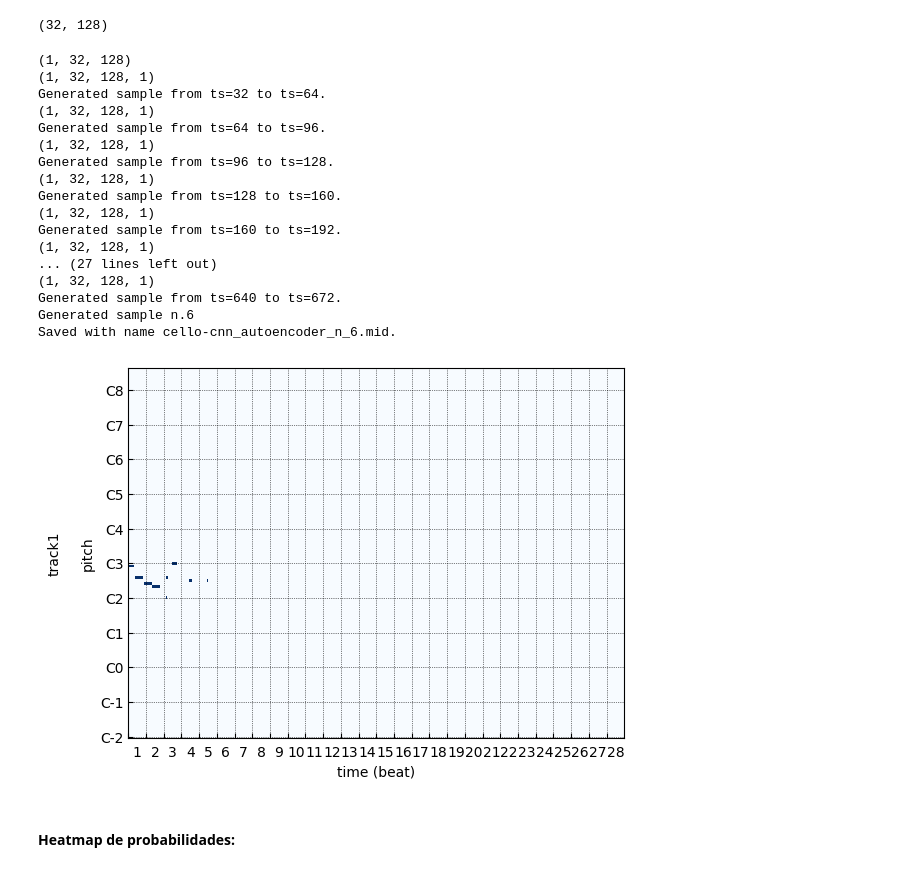
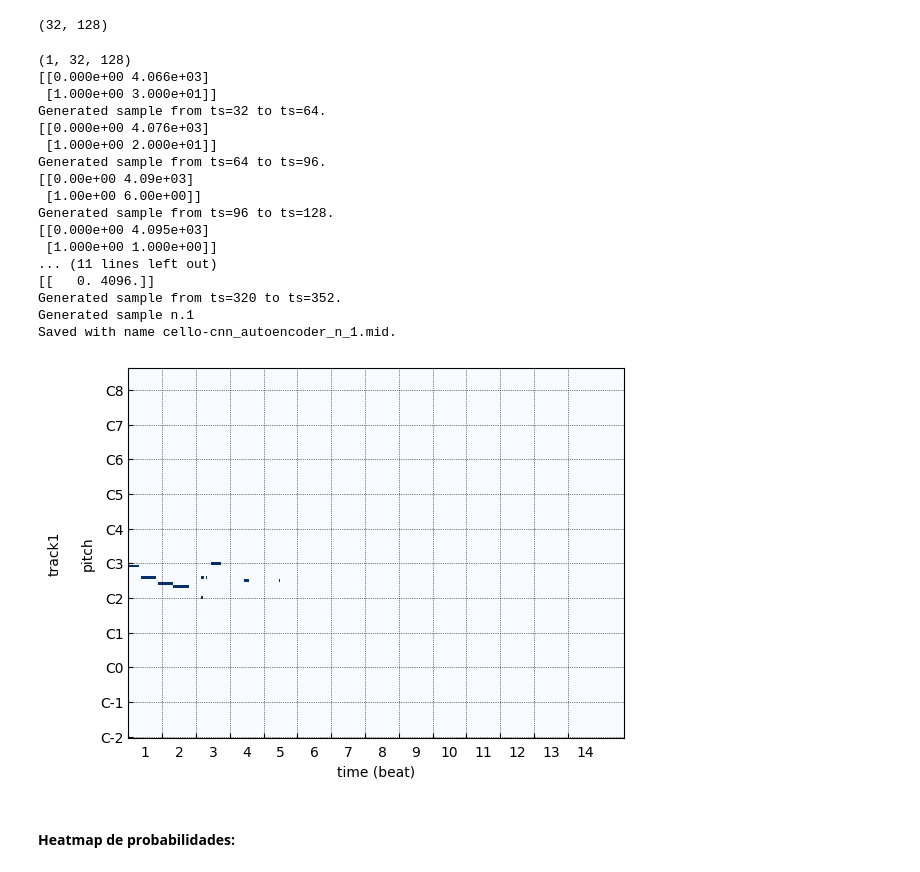
Before and after one commit to STarrio/generative-music, a Jupyter notebook: CNNMusicGeneration.ipynb, the cells around one changed output. Cells and saved outputs as stored; diff of their text form; code cells hidden in the pictures.

```diff
--- a/CNNMusicGeneration.ipynb
+++ b/CNNMusicGeneration.ipynb
@@ -287,13 +287,16 @@ class CNNSampleGenerator:
         for _ in range(sample_length):
             cur_seed = stream[-self.encoder.seq_len:]
 
+
             # add dimension for batch
             # (1, max_seq_len, vocab_size)
             p_in = np.reshape(cur_seed, (1,self.encoder.seq_len, 128))
 
+            uniq,counts = np.unique(p_in,return_counts=True)
+            print(np.asarray((uniq, counts)).T)
+
             # make a prediction
             p_out = self.model.predict(p_in,verbose=0)
-            print(p_out.shape)
             prob_heatmap = np.append(prob_heatmap,[np.reshape(p_out, (self.encoder.seq_len,128))],axis=0)
 
             p_out[p_out < threshold] = 0.0
@@ -456,24 +459,24 @@ s_in.shape
 sampler = CNNSampleGenerator(cnn, encoder)
 # %%
 # Generamos una nueva pieza y se guarda en formato MIDI
-sampler.generate(s_in, sample_length=20, threshold=0.5)
+sampler.generate(s_in, sample_length=10, threshold=0.5)
 sampler.gen2midi()
 # %% [output]
 (1, 32, 128)
-(1, 32, 128, 1)
+[[0.000e+00 4.066e+03]
+ [1.000e+00 3.000e+01]]
 Generated sample from ts=32 to ts=64.
-(1, 32, 128, 1)
+[[0.000e+00 4.076e+03]
+ [1.000e+00 2.000e+01]]
 Generated sample from ts=64 to ts=96.
-(1, 32, 128, 1)
+[[0.00e+00 4.09e+03]
+ [1.00e+00 6.00e+00]]
 Generated sample from ts=96 to ts=128.
-(1, 32, 128, 1)
-Generated sample from ts=128 to ts=160.
-(1, 32, 128, 1)
-Generated sample from ts=160 to ts=192.
-(1, 32, 128, 1)
-... (27 lines left out)
-(1, 32, 128, 1)
-Generated sample from ts=640 to ts=672.
-Generated sample n.6
-Saved with name cello-cnn_autoencoder_n_6.mid.
+[[0.000e+00 4.095e+03]
+ [1.000e+00 1.000e+00]]
+... (11 lines left out)
+[[   0. 4096.]]
+Generated sample from ts=320 to ts=352.
+Generated sample n.1
+Saved with name cello-cnn_autoencoder_n_1.mid.
-[figure, old version]
+[figure, new version]
```
Also changed, not shown: parts of 2 cells of this notebook.
